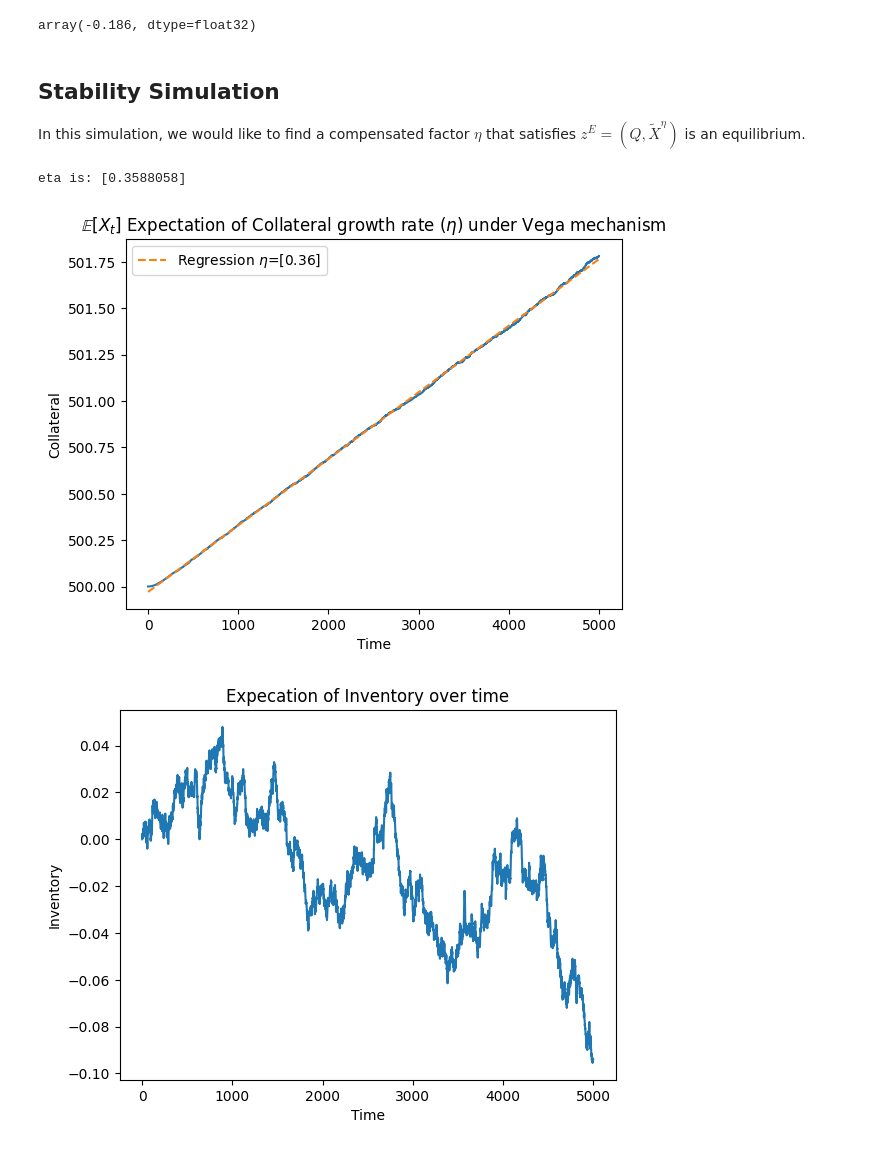
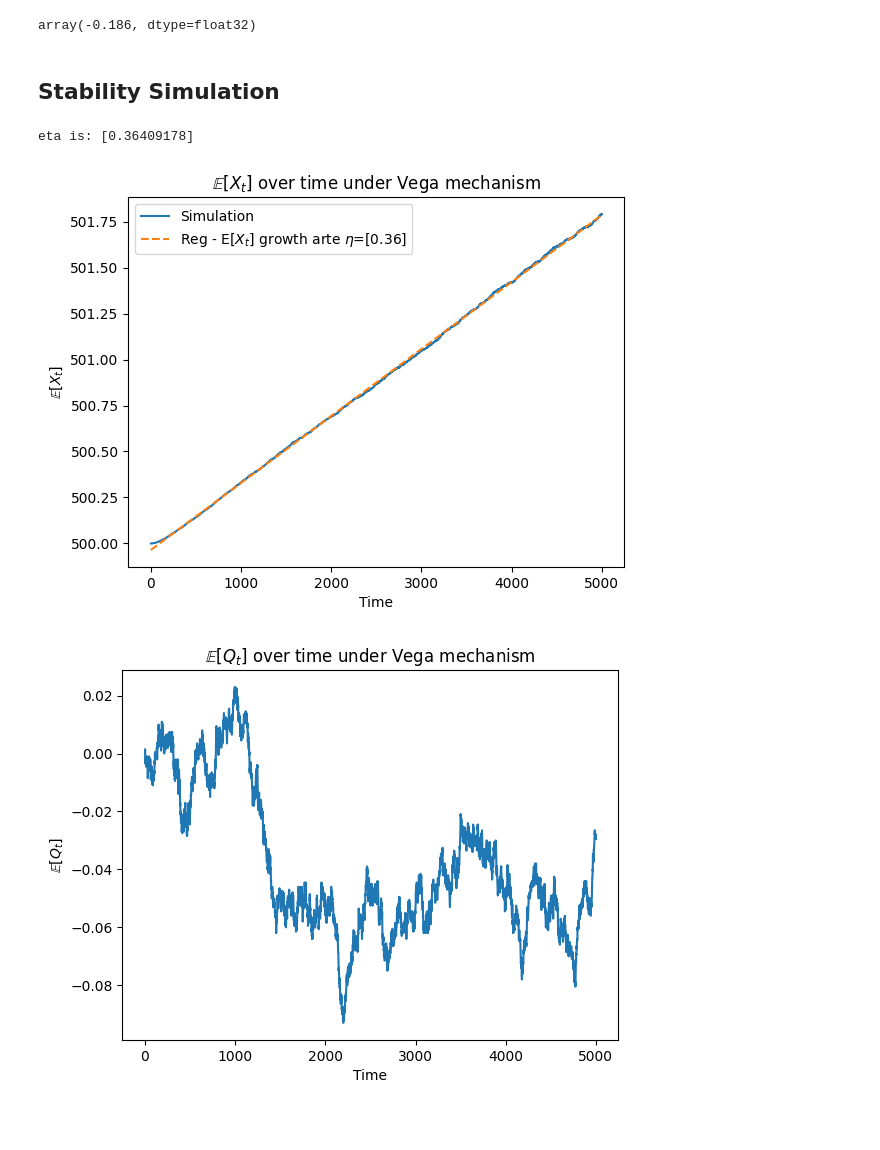
Before and after one commit to Galen-Cao/MIGS-VEGA-Project, a Jupyter notebook: Vega_sim.ipynb, the cells around one changed output. Drawn from its saved outputs; the diff is of its cells as text; code cells hidden in the pictures; blank space fills up the shorter version.

```diff
--- a/Sim_Vega.ipynb
+++ b/Vega_sim.ipynb
@@ -249,10 +249,8 @@ x[:, -1, 3].mean().numpy()
 # %% [output]
 [figure]
 array(-0.186, dtype=float32)
-# %% [markdown]
-## Stability Simulation
-
-In this simulation, we would like to find a compensated factor $\eta$ that satisfies $z^E = (Q, \tilde{X}^{\eta})$ is an equilibrium.
+# %% [markdown]
+## Stability Simulation
 # %%
 from lib.function import control_vega_torch
 import numpy as np
@@ -291,43 +289,43 @@ x = control_vega_torch(
 # %%
 # Collateral
 
 # find eta
 from sklearn.linear_model import LinearRegression
 T = 5
 time_decimal = 3
 T = int(T*10**time_decimal)
 
 ts = torch.linspace(0, T, T+1) / 10**time_decimal
 ts = torch.round(ts, decimals=time_decimal)
 ts = ts.numpy()
 
 
 
 l = LinearRegression(fit_intercept=True).fit(X = ts.reshape(-1,1), y = torch.mean(x[:, :, 0], axis=0).numpy().reshape(-1,1))
 eta = l.coef_[0]
 
 
 print("eta is:", eta)
 
-plt.plot(torch.mean(x[:, :, 0], axis=0), label="")
-plt.plot(l.predict(ts.reshape(-1,1)),'--', label=f"Regression $\eta$={np.round(eta,2)}")
-plt.ylabel("Collateral")
+plt.plot(torch.mean(x[:, :, 0], axis=0), label="Simulation")
+plt.plot(l.predict(ts.reshape(-1,1)),'--', label=f"Reg - E$[X_t]$ growth arte $\eta$={np.round(eta,2)}")
+plt.ylabel("$\mathbb{E}[X_t]$")
 plt.xlabel("Time")
-plt.title("$\mathbb{E}[X_t] $ Expectation of Collateral growth rate ($\eta$) under Vega mechanism")
+plt.title("$\mathbb{E}[X_t]$ over time under Vega mechanism")
 plt.legend()
 plt.show()
 # %% [output]
-eta is: [0.3588058]
+eta is: [0.36409178]
-[figure, old version]
+[figure, new version]
 # %%
 # Inventory
 plt.plot(torch.mean(x[:, :, 3], axis=0))
-plt.ylabel("Inventory")
+plt.ylabel("$\mathbb{E} [Q_t]$")
 plt.xlabel("Time")
-plt.title("Expecation of Inventory over time")
+plt.title("$\mathbb{E} [Q_t]$ over time under Vega mechanism")
 plt.show()
 # %% [output]
-[figure, old version]
+[figure, new version]
 # %%
 # Inventory square
 plt.plot(torch.mean(x[:, :, 4], axis=0))
```
Also changed, not shown: parts of 4 cells of this notebook, 3 other files.
